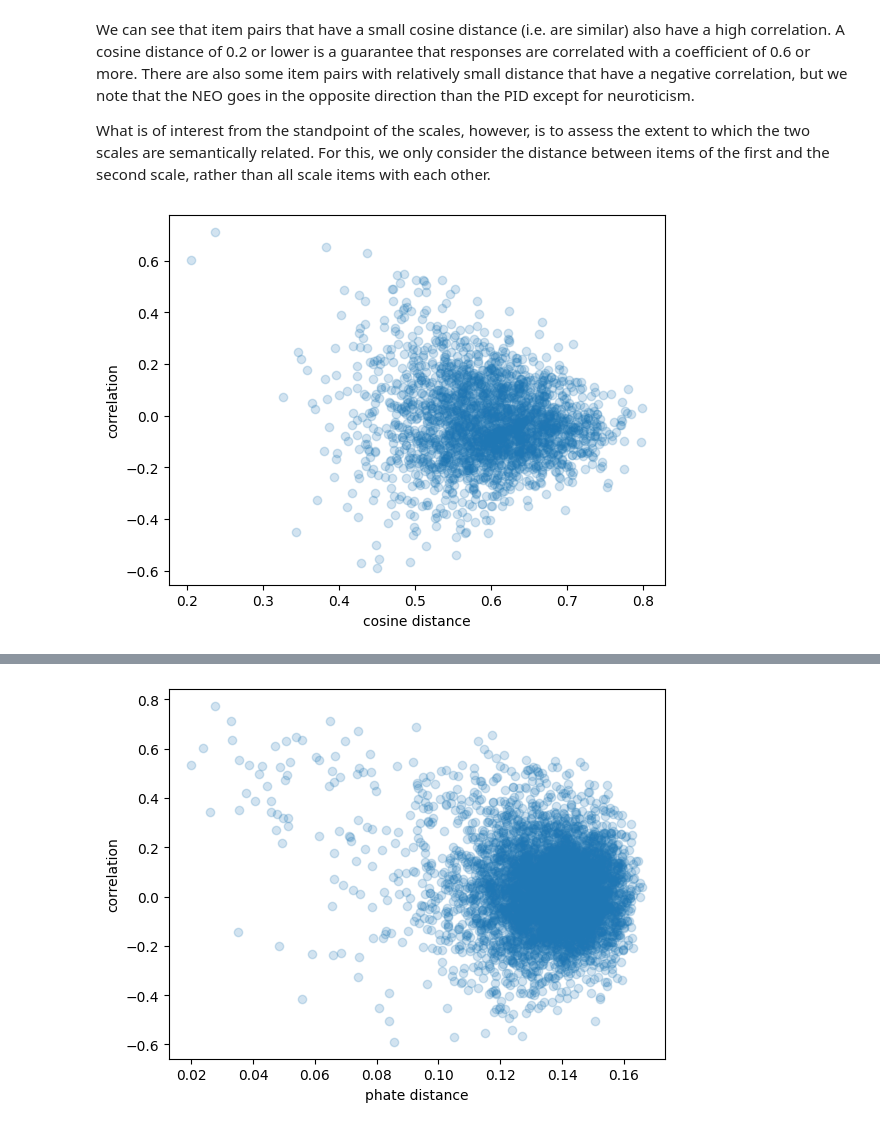
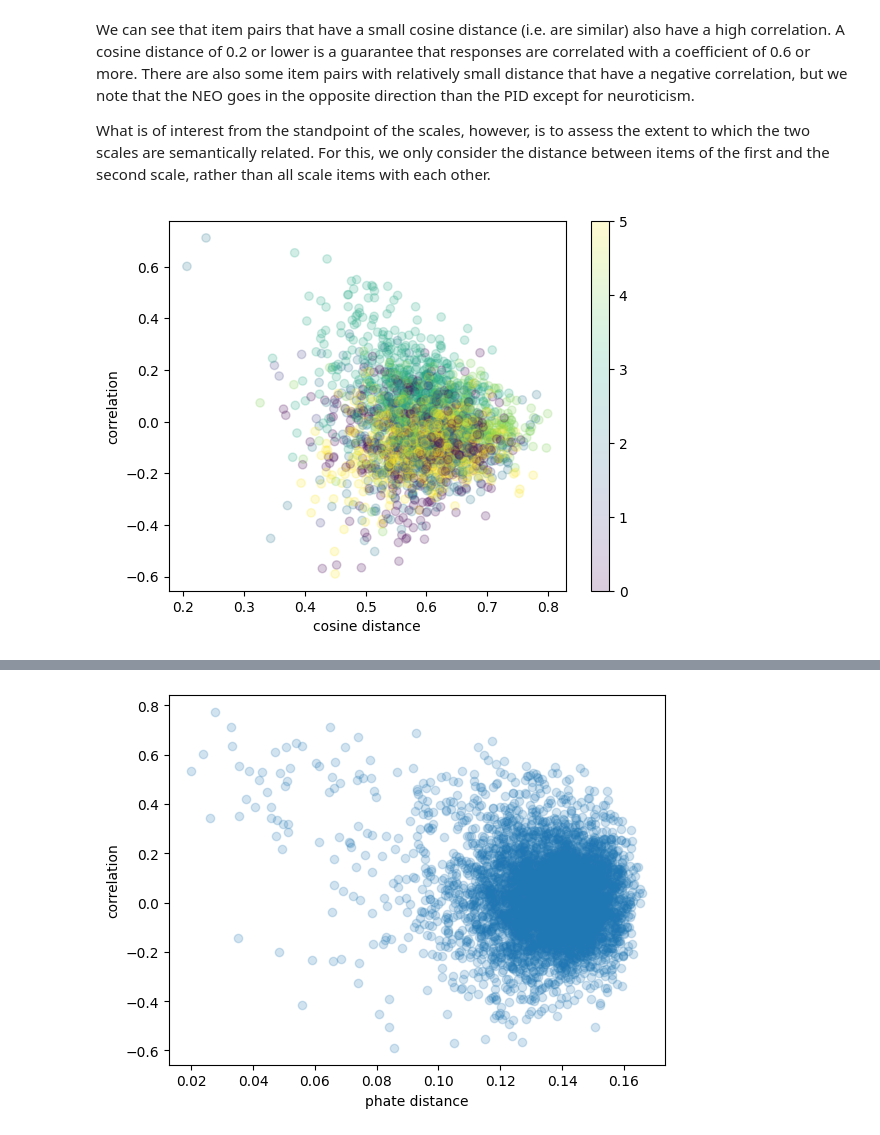
Before and after one commit to roberto-viviani/PsychoOntology, a Jupyter notebook: Ontology.ipynb, the cells around one changed output, grey strips where cells are left out. Cells and saved outputs as stored; diff of their text form; code cells hidden in the pictures.

Commit message:
ontology, colours to scatterplot added and comments

```diff
--- a/Ontology.ipynb
+++ b/Ontology.ipynb
@@ -60,18 +60,29 @@ What is of interest from the standpoint of the scales, however, is to assess the
 # %%
 # select rows of mx where scales.scaleID is "NEO"
 neo_idx = scales['scaleID'] == 'NEO'
 pid_idx = scales['scaleID'] == 'PID'
 neo_mx = mx[neo_idx, :]
 pid_mx = mx[pid_idx, :]
 cdist_mx = distance.cdist(neo_mx, pid_mx, metric='cosine')
 ccorr_mx = corr_mx[np.ix_(neo_idx,pid_idx)]
 
+#create color colorcodes
+neo_type = pd.Categorical(scales[neo_idx]['type'].values)
+neo_codes = neo_type.codes
+#create a matrix of the same size as ccorr_mx with the colorcodes
+color_mx = np.zeros(ccorr_mx.shape)
+color_mx = color_mx + neo_type.codes[:, np.newaxis]
+
 import matplotlib.pyplot as plt
-plt.scatter(cdist_mx.flatten(), ccorr_mx.flatten(), alpha = 0.2)
+plt.scatter(cdist_mx.flatten(), ccorr_mx.flatten(), alpha = 0.2,
+            c = color_mx.flatten(), cmap = 'viridis')
+# add color legend to plot, mapping colors to the name of the NEO scale
+plt.colorbar()
+
 plt.xlabel('cosine distance')
 plt.ylabel('correlation')
 plt.show()
 # %% [output]
-[figure, old version]
+[figure, new version]
 # %% [markdown]
 We see here that, as the semantic similarity increases (lower cosine distances between the language model embeddings), the correlation can take considerable values, although there are also cases where the correlation is low and the distance is lower than that. Cosine distances of 0.6 or more are required to keep the correlation within the +-0.2 boundaries.
```
Also changed, not shown: parts of 1 cell of this notebook.
